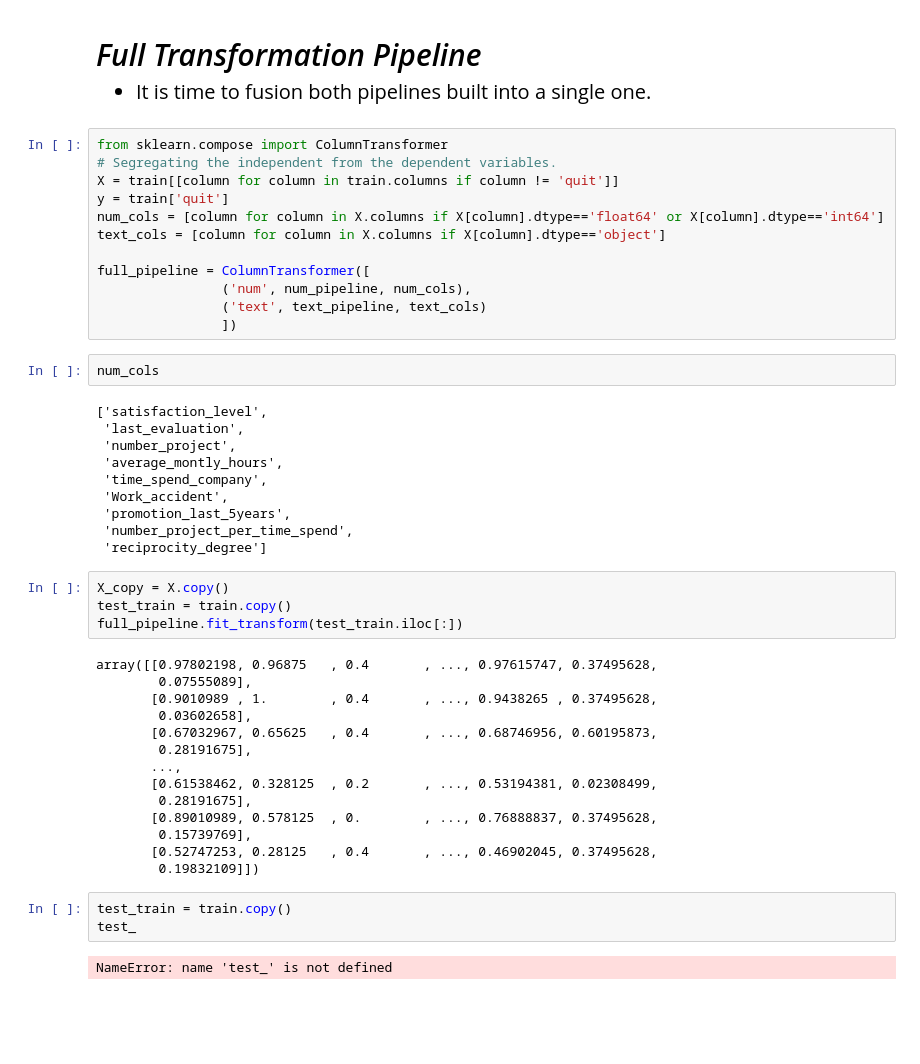
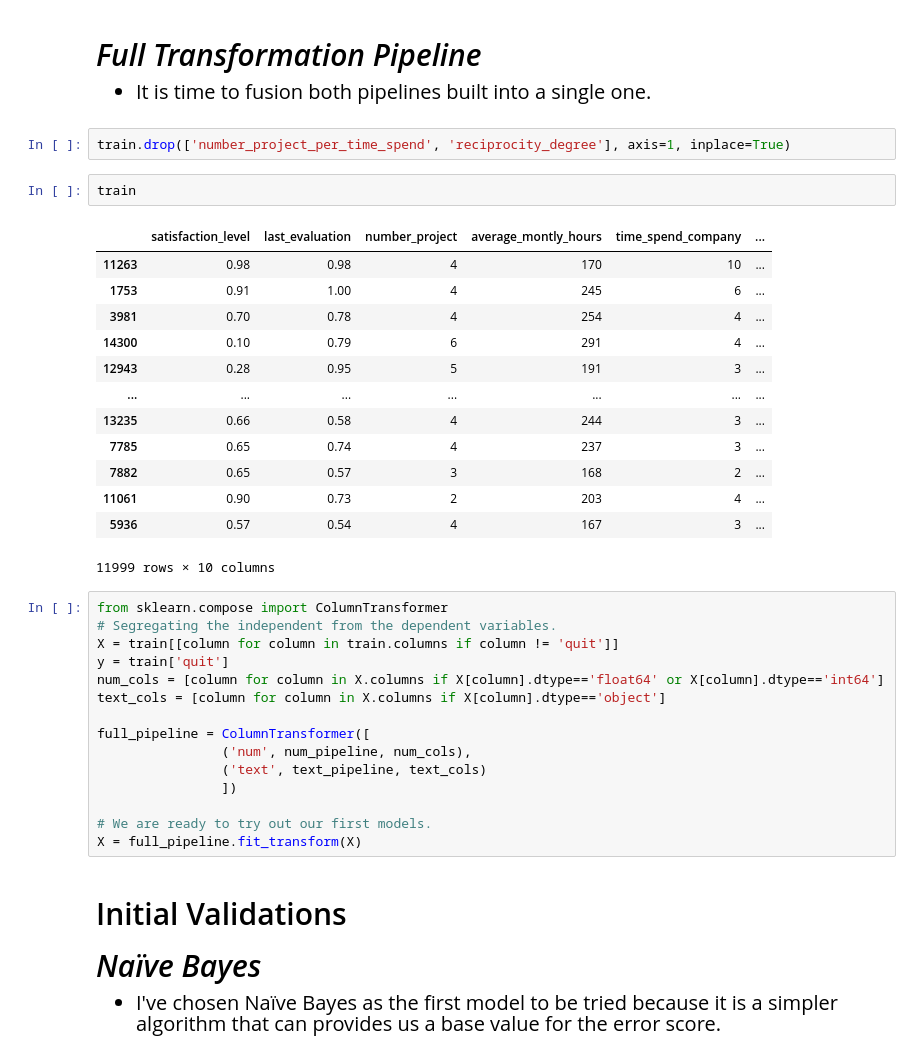
Before and after one commit to felipesveiga/Employee-Turnover, a Jupyter notebook: turnover.ipynb, the cells around one changed output. Cells and saved outputs as stored; diff of their text form; blank space fills up the shorter version.

```diff
--- a/turnover.ipynb
+++ b/turnover.ipynb
@@ -448,6 +448,24 @@ text_pipeline = Pipeline([
         </li>
     </ul>
 </div>
+# %%
+train.drop(['number_project_per_time_spend', 'reciprocity_degree'], axis=1, inplace=True)
+# %%
+train
+# %% [output]
+|  | satisfaction_level | last_evaluation | number_project | average_montly_hours | time_spend_company | ... |
+| 11263 | 0.98 | 0.98 | 4 | 170 | 10 | ... |
+| 1753 | 0.91 | 1.00 | 4 | 245 | 6 | ... |
+| 3981 | 0.70 | 0.78 | 4 | 254 | 4 | ... |
+| 14300 | 0.10 | 0.79 | 6 | 291 | 4 | ... |
+| 12943 | 0.28 | 0.95 | 5 | 191 | 3 | ... |
+| ... | ... | ... | ... | ... | ... | ... |
+| 13235 | 0.66 | 0.58 | 4 | 244 | 3 | ... |
+| 7785 | 0.65 | 0.74 | 4 | 237 | 3 | ... |
+| 7882 | 0.65 | 0.57 | 3 | 168 | 2 | ... |
+| 11061 | 0.90 | 0.73 | 2 | 203 | 4 | ... |
+| 5936 | 0.57 | 0.54 | 4 | 167 | 3 | ... |
+11999 rows × 10 columns
 # %%
 from sklearn.compose import ColumnTransformer
 # Segregating the independent from the dependent variables.
@@ -460,38 +478,16 @@ full_pipeline = ColumnTransformer([
                 ('num', num_pipeline, num_cols),
                 ('text', text_pipeline, text_cols)
                 ])
+
+# We are ready to try out our first models.
+X = full_pipeline.fit_transform(X)
-# %%
-num_cols
-# %% [output]
-['satisfaction_level',
- 'last_evaluation',
- 'number_project',
- 'average_montly_hours',
- 'time_spend_company',
- 'Work_accident',
- 'promotion_last_5years',
- 'number_project_per_time_spend',
- 'reciprocity_degree']
-# %%
-X_copy = X.copy()
-test_train = train.copy()
-full_pipeline.fit_transform(test_train.iloc[:])
-# %% [output]
-array([[0.97802198, 0.96875   , 0.4       , ..., 0.97615747, 0.37495628,
-        0.07555089],
-       [0.9010989 , 1.        , 0.4       , ..., 0.9438265 , 0.37495628,
-        0.03602658],
-       [0.67032967, 0.65625   , 0.4       , ..., 0.68746956, 0.60195873,
-        0.28191675],
-       ...,
-       [0.61538462, 0.328125  , 0.2       , ..., 0.53194381, 0.02308499,
-        0.28191675],
-       [0.89010989, 0.578125  , 0.        , ..., 0.76888837, 0.37495628,
-        0.15739769],
-       [0.52747253, 0.28125   , 0.4       , ..., 0.46902045, 0.37495628,
-        0.19832109]])
-# %%
-test_train = train.copy()
-test_
-# %% [output]
-NameError: name 'test_' is not defined
+# %% [markdown]
+<h2 style='font-size:30px'> Initial Validations</h2>
+<h3 style='font-size:30px;font-style:italic'> Naïve Bayes</h3>
+<div>
+    <ul style='font-size:20px'>
+        <li>
+            I've chosen Naïve Bayes as the first model to be tried because it is a simpler algorithm that can provides us a base value for the error score.
+        </li>
+    </ul>
+</div>
```
Also changed, not shown: parts of 17 cells of this notebook.
